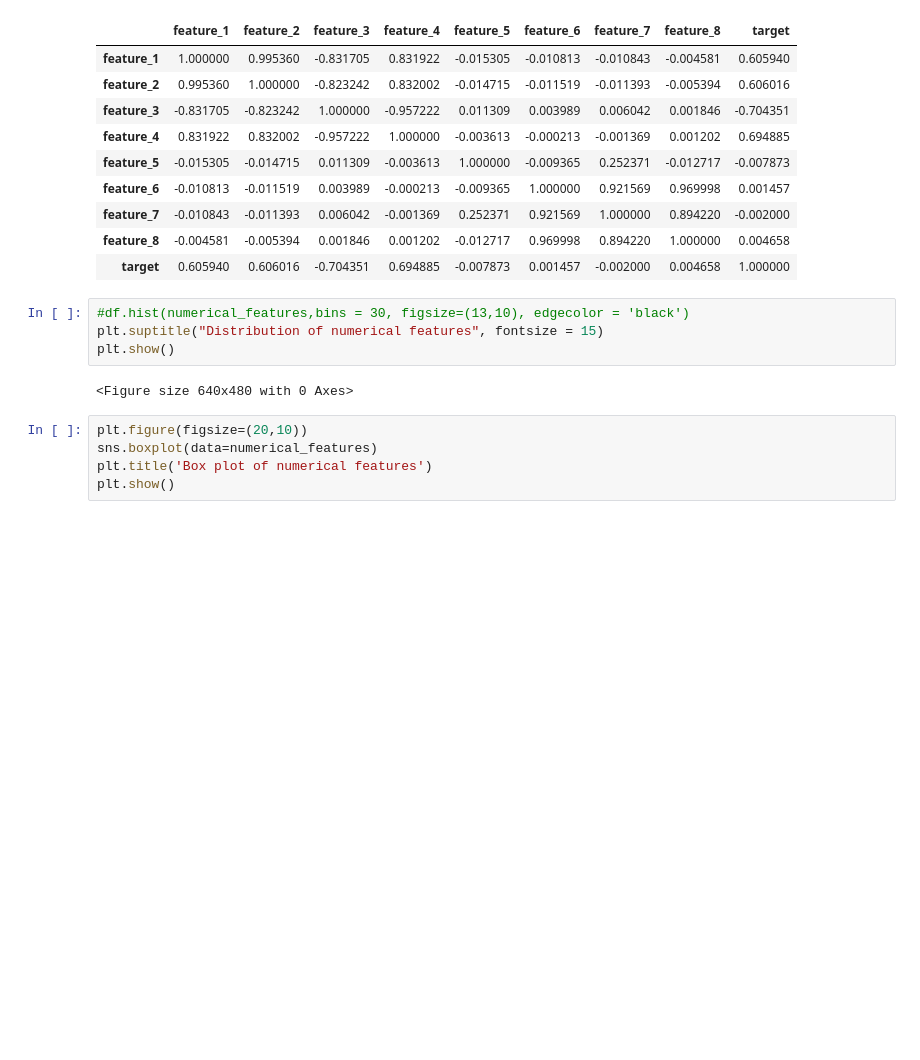
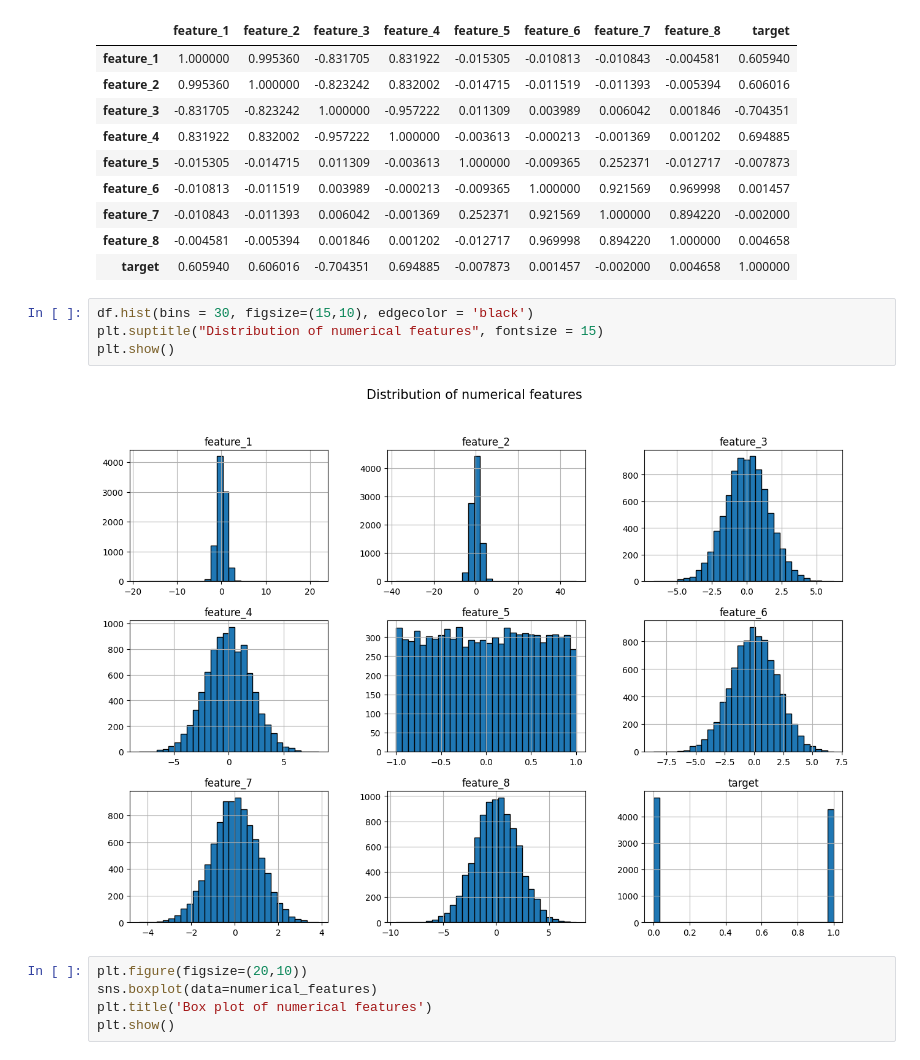
Before and after one commit to Montasir00/Ml_final_project, a Jupyter notebook: Final_Project.ipynb, the cells around one changed output. Saved outputs shown, nothing was run; the diff lists cells and outputs as text; blank space fills up the shorter version.

```diff
--- a/Final_Project.ipynb
+++ b/Final_Project.ipynb
@@ -131,11 +131,11 @@ numerical_corr
 | feature_8 | -0.004581 | -0.005394 | 0.001846 | 0.001202 | -0.012717 | 0.969998 | 0.894220 | 1.000000 | 0.004658 |
 | target | 0.605940 | 0.606016 | -0.704351 | 0.694885 | -0.007873 | 0.001457 | -0.002000 | 0.004658 | 1.000000 |
 # %%
-#df.hist(numerical_features,bins = 30, figsize=(13,10), edgecolor = 'black')
+df.hist(bins = 30, figsize=(15,10), edgecolor = 'black')
 plt.suptitle("Distribution of numerical features", fontsize = 15)
 plt.show()
 # %% [output]
-<Figure size 640x480 with 0 Axes>
+[figure, added]
 # %%
 plt.figure(figsize=(20,10))
 sns.boxplot(data=numerical_features)
```
Also changed, not shown: parts of 1 cell of this notebook.
